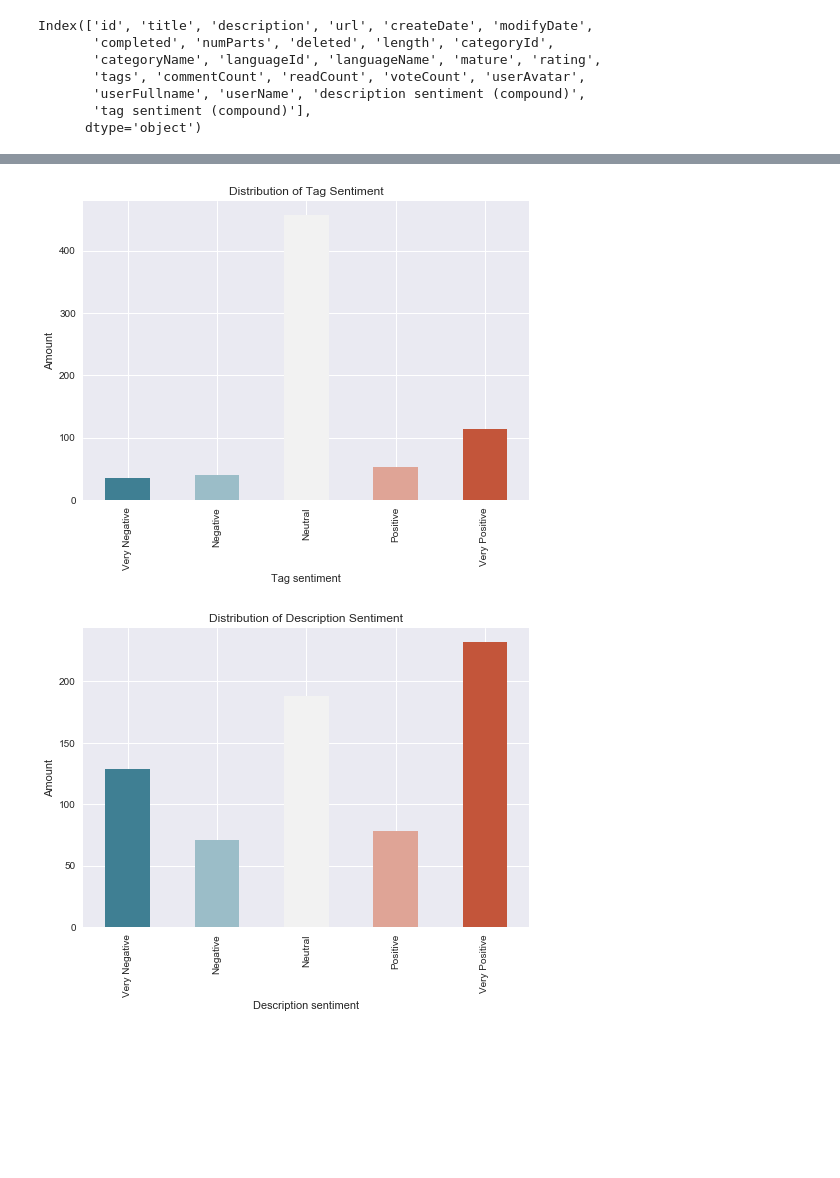
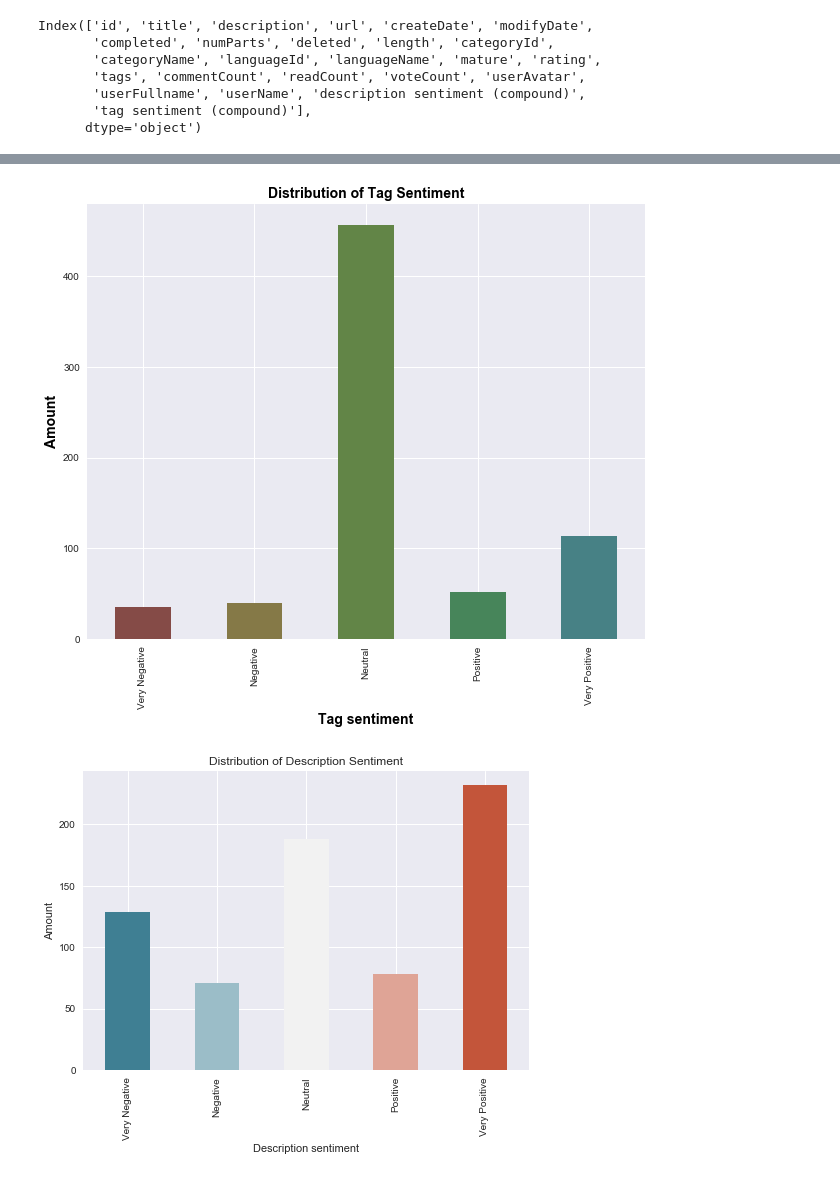
Before and after one commit to rupalimayekar/ProjectWattpad, a Jupyter notebook: sentimentanalysis.ipynb, the cells around one changed output, grey strips where cells are left out. Drawn from its saved outputs; the diff is of its cells as text; code cells hidden in the pictures; blank space fills up the shorter version.

```diff
--- a/sentimentanalysis.ipynb
+++ b/sentimentanalysis.ipynb
@@ -10,6 +10,12 @@ import seaborn
 # %%
 #read in data
 df=pd.read_csv('data/stories_for_viz.csv')
+# %%
+font={'family': 'arial',
+        'color':  'black',
+        'weight': 'bold',
+        'size': 14,
+        }
 # %%
 desc_sent_arr=[]
 tags_sent_arr=[]
@@ -48,14 +56,15 @@ df_tags_bins=pd.cut(df['tag sentiment (compound)'], bins, labels=group_names)
 df_tags_bins_counts=df_tags_bins.value_counts()
 df_tags_bins_counts=df_tags_bins_counts[group_names]
 # %%
-df_tags_bins_counts.plot(kind='bar',color=seaborn.diverging_palette(220, 20, n=5))
-plt.xlabel('Tag sentiment')
-plt.ylabel('Amount')
-plt.title('Distribution of Tag Sentiment')
+plt.figure(figsize=(10,8))
+df_tags_bins_counts.plot(kind='bar',color=seaborn.hls_palette(8, l=.4, s=.3))
+plt.xlabel('Tag sentiment',fontdict=font)
+plt.ylabel('Amount',fontdict=font)
+plt.title('Distribution of Tag Sentiment',fontdict=font)
 plt.savefig('images/TagSentimentBar.png')
 plt.show()
 # %% [output]
-[figure, old version]
+[figure, new version]
 # %%
 bins=[-1,-.5,-.01,0.1,.5,1]
 group_names = ['Very Negative', 'Negative','Neutral', 'Positive', 'Very Positive']
```
Also changed, not shown: parts of 1 cell of this notebook, 8 other files.
